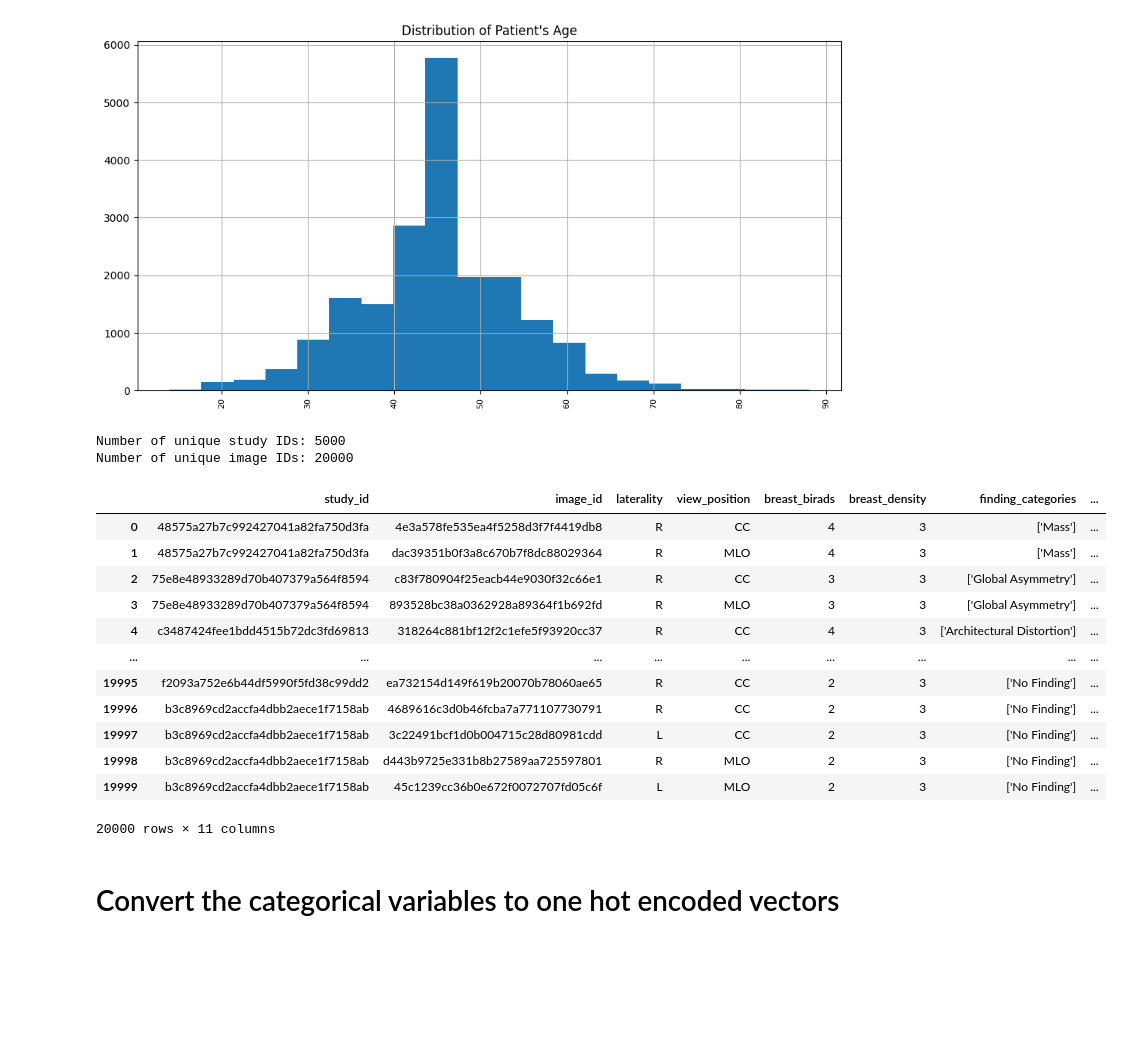
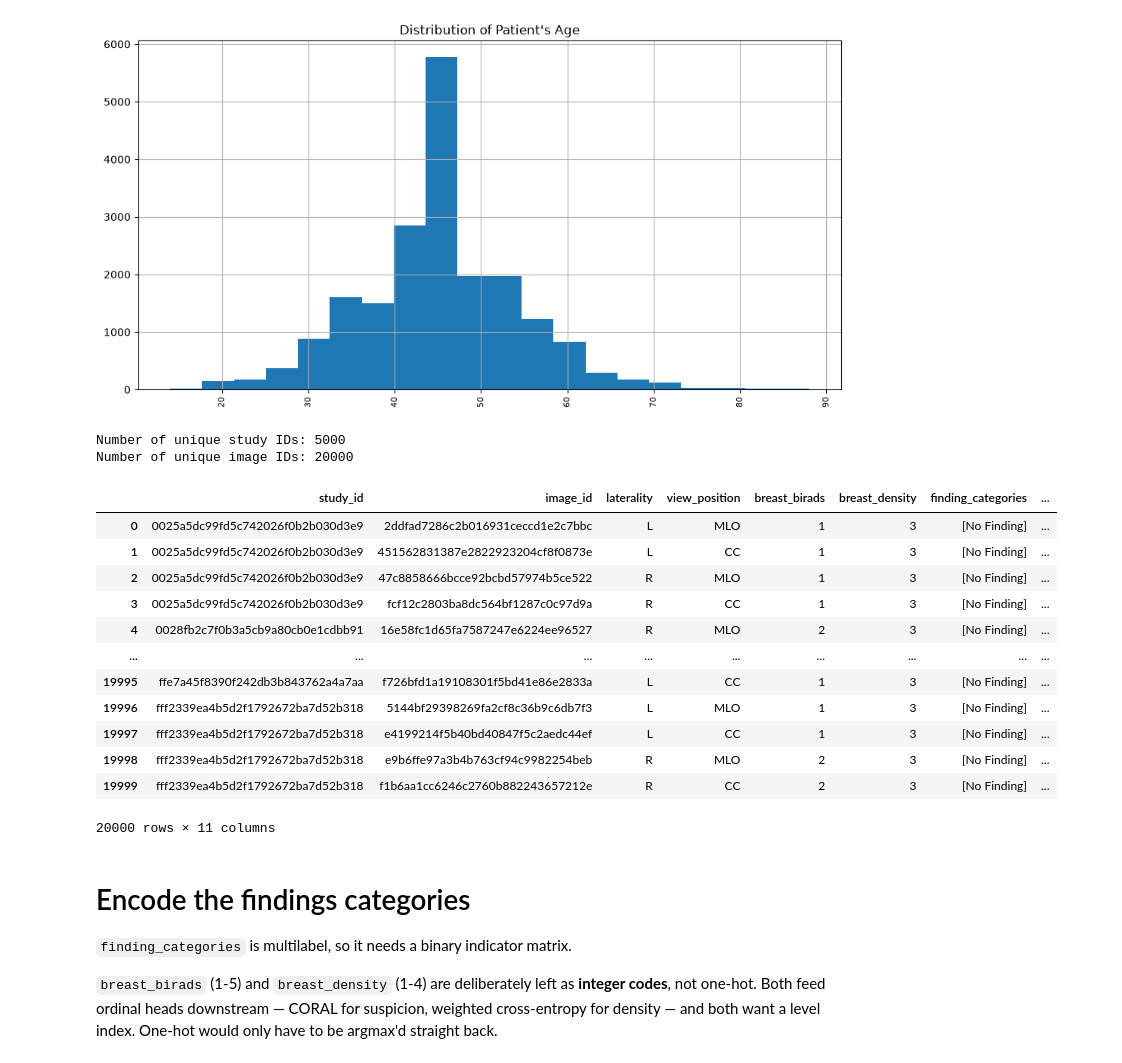
Before and after one commit to David-Ademola/TULIP, a Jupyter notebook: metadata_processing.ipynb, the cells around one changed output. Saved outputs shown, nothing was run; the diff lists cells and outputs as text; code cells hidden in the pictures; blank space fills up the shorter version.

```diff
--- a/metadata_processing.ipynb
+++ b/metadata_processing.ipynb
@@ -95,49 +95,79 @@ merged_df = pd.merge(
     left_on="image_id",
     right_on="SOP Instance UID",
     how="inner",
 )
 
 # Drop the SOP Instance UID column
 merged_df.drop(columns=["SOP Instance UID"], inplace=True)
 
+
+# Group by `image_id` and union the category lists
+def merge_findings(series: pd.Series) -> list:
+    findings = []
+
+    for item in series:
+        findings.extend(ast.literal_eval(item))
+
+    # Remove duplicates while preserving order
+    return list(dict.fromkeys(findings))
+
+
+merged_df = merged_df.groupby(["study_id", "image_id"], as_index=False).agg(
+    {
+        "laterality": "first",
+        "view_position": "first",
+        "breast_birads": "first",
+        "breast_density": "first",
+        "finding_categories": merge_findings,
+        "diagnosis": "max",  # if any duplicate row has diagnosis=1
+        "Patient's Age": "first",
+    }
+)
+
 # Drop duplicate rows based on image_id, keeping the first occurrence
 merged_df.drop_duplicates(subset=["image_id"], keep="first", inplace=True)
 merged_df.reset_index(drop=True, inplace=True)
 
 # Compute image path
 merged_df["image_path"] = merged_df.apply(
     lambda row: os.path.join(
         "vindr-mammo", "images", row["study_id"], row["image_id"] + ".png"
     ),
     axis=1,
 )
 
 # Patient is "cancer" if EITHER breast has BI-RADS >= 4
-merged_df["patient_cancer"] = merged_df["study_id"].map(
-    merged_df.groupby("study_id")["breast_birads"].max() >= 4
-).astype(int)
+merged_df["patient_cancer"] = (
+    merged_df["study_id"]
+    .map(merged_df.groupby("study_id")["breast_birads"].max() >= 4)
+    .astype(int)
+)
 
 print(f"Number of unique study IDs: {merged_df['study_id'].nunique()}")
 print(f"Number of unique image IDs: {merged_df['image_id'].nunique()}")
 
 merged_df
 # %% [output]
 Number of unique study IDs: 5000
 Number of unique image IDs: 20000
 |  | study_id | image_id | laterality | view_position | breast_birads | breast_density | finding_categories | ... |
-| 0 | 48575a27b7c992427041a82fa750d3fa | 4e3a578fe535ea4f5258d3f7f4419db8 | R | CC | 4 | 3 | ['Mass'] | ... |
-| 1 | 48575a27b7c992427041a82fa750d3fa | dac39351b0f3a8c670b7f8dc88029364 | R | MLO | 4 | 3 | ['Mass'] | ... |
-| 2 | 75e8e48933289d70b407379a564f8594 | c83f780904f25eacb44e9030f32c66e1 | R | CC | 3 | 3 | ['Global Asymmetry'] | ... |
-| 3 | 75e8e48933289d70b407379a564f8594 | 893528bc38a0362928a89364f1b692fd | R | MLO | 3 | 3 | ['Global Asymmetry'] | ... |
-| 4 | c3487424fee1bdd4515b72dc3fd69813 | 318264c881bf12f2c1efe5f93920cc37 | R | CC | 4 | 3 | ['Architectural Distortion'] | ... |
+| 0 | 0025a5dc99fd5c742026f0b2b030d3e9 | 2ddfad7286c2b016931ceccd1e2c7bbc | L | MLO | 1 | 3 | [No Finding] | ... |
+| 1 | 0025a5dc99fd5c742026f0b2b030d3e9 | 451562831387e2822923204cf8f0873e | L | CC | 1 | 3 | [No Finding] | ... |
+| 2 | 0025a5dc99fd5c742026f0b2b030d3e9 | 47c8858666bcce92bcbd57974b5ce522 | R | MLO | 1 | 3 | [No Finding] | ... |
+| 3 | 0025a5dc99fd5c742026f0b2b030d3e9 | fcf12c2803ba8dc564bf1287c0c97d9a | R | CC | 1 | 3 | [No Finding] | ... |
+| 4 | 0028fb2c7f0b3a5cb9a80cb0e1cdbb91 | 16e58fc1d65fa7587247e6224ee96527 | R | MLO | 2 | 3 | [No Finding] | ... |
 | ... | ... | ... | ... | ... | ... | ... | ... | ... |
-| 19995 | f2093a752e6b44df5990f5fd38c99dd2 | ea732154d149f619b20070b78060ae65 | R | CC | 2 | 3 | ['No Finding'] | ... |
-| 19996 | b3c8969cd2accfa4dbb2aece1f7158ab | 4689616c3d0b46fcba7a771107730791 | R | CC | 2 | 3 | ['No Finding'] | ... |
-| 19997 | b3c8969cd2accfa4dbb2aece1f7158ab | 3c22491bcf1d0b004715c28d80981cdd | L | CC | 2 | 3 | ['No Finding'] | ... |
-| 19998 | b3c8969cd2accfa4dbb2aece1f7158ab | d443b9725e331b8b27589aa725597801 | R | MLO | 2 | 3 | ['No Finding'] | ... |
-| 19999 | b3c8969cd2accfa4dbb2aece1f7158ab | 45c1239cc36b0e672f0072707fd05c6f | L | MLO | 2 | 3 | ['No Finding'] | ... |
+| 19995 | ffe7a45f8390f242db3b843762a4a7aa | f726bfd1a19108301f5bd41e86e2833a | L | CC | 1 | 3 | [No Finding] | ... |
+| 19996 | fff2339ea4b5d2f1792672ba7d52b318 | 5144bf29398269fa2cf8c36b9c6db7f3 | L | MLO | 1 | 3 | [No Finding] | ... |
+| 19997 | fff2339ea4b5d2f1792672ba7d52b318 | e4199214f5b40bd40847f5c2aedc44ef | L | CC | 1 | 3 | [No Finding] | ... |
+| 19998 | fff2339ea4b5d2f1792672ba7d52b318 | e9b6ffe97a3b4b763cf94c9982254beb | R | MLO | 2 | 3 | [No Finding] | ... |
+| 19999 | fff2339ea4b5d2f1792672ba7d52b318 | f1b6aa1cc6246c2760b882243657212e | R | CC | 2 | 3 | [No Finding] | ... |
 20000 rows × 11 columns
 # %% [markdown]
-# Convert the categorical variables to one hot encoded vectors
+# Encode the findings categories
+
+`finding_categories` is multilabel, so it needs a binary indicator matrix.
+
+`breast_birads` (1-5) and `breast_density` (1-4) are deliberately left as **integer codes**, not one-hot. Both feed ordinal heads downstream — CORAL for suspicion, weighted cross-entropy for density — and both want a level index. One-hot would only have to be argmax'd straight back.
 # %%
 # Convert finding-categories
```
Also changed, not shown: parts of 3 cells of this notebook, 14 other files.
